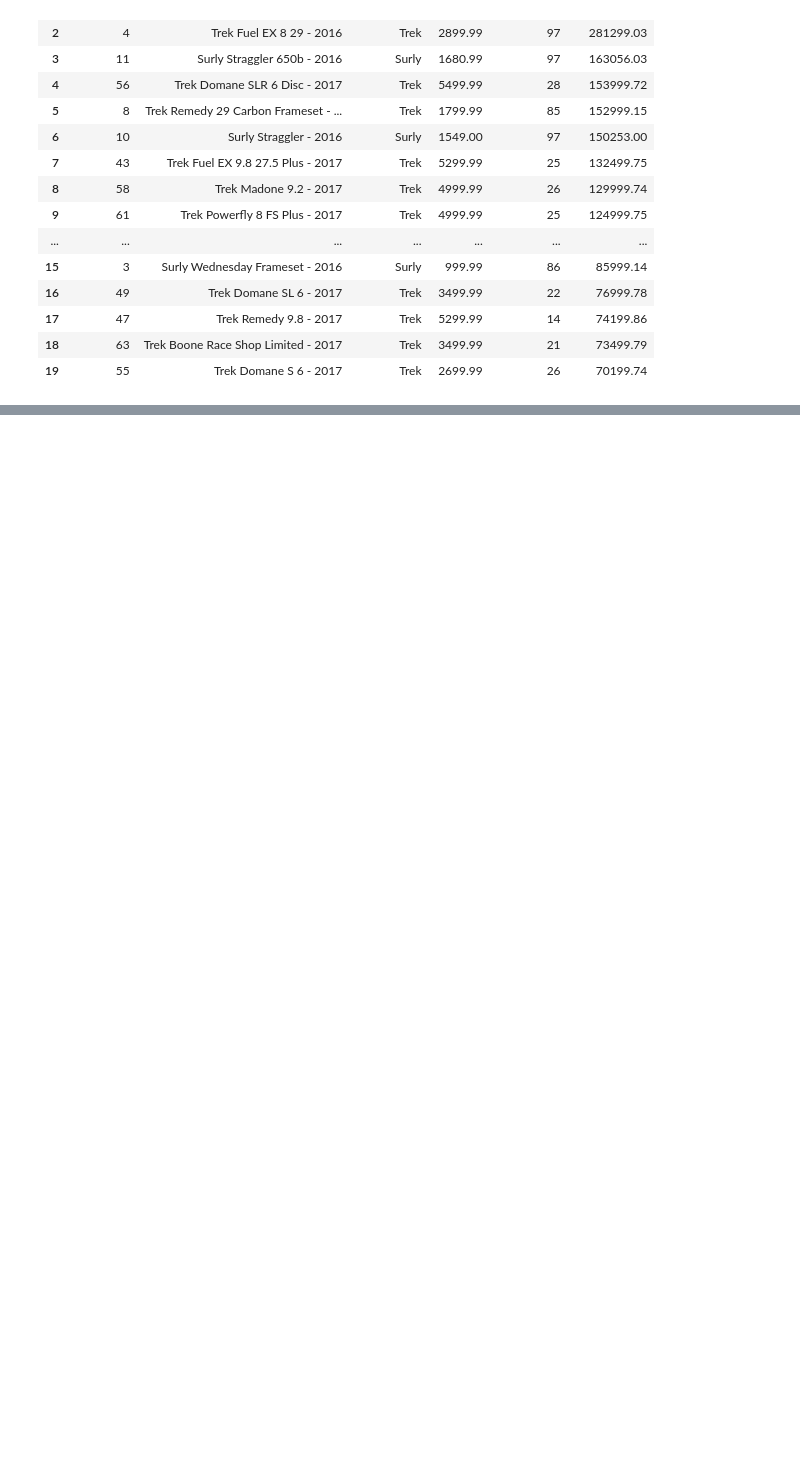
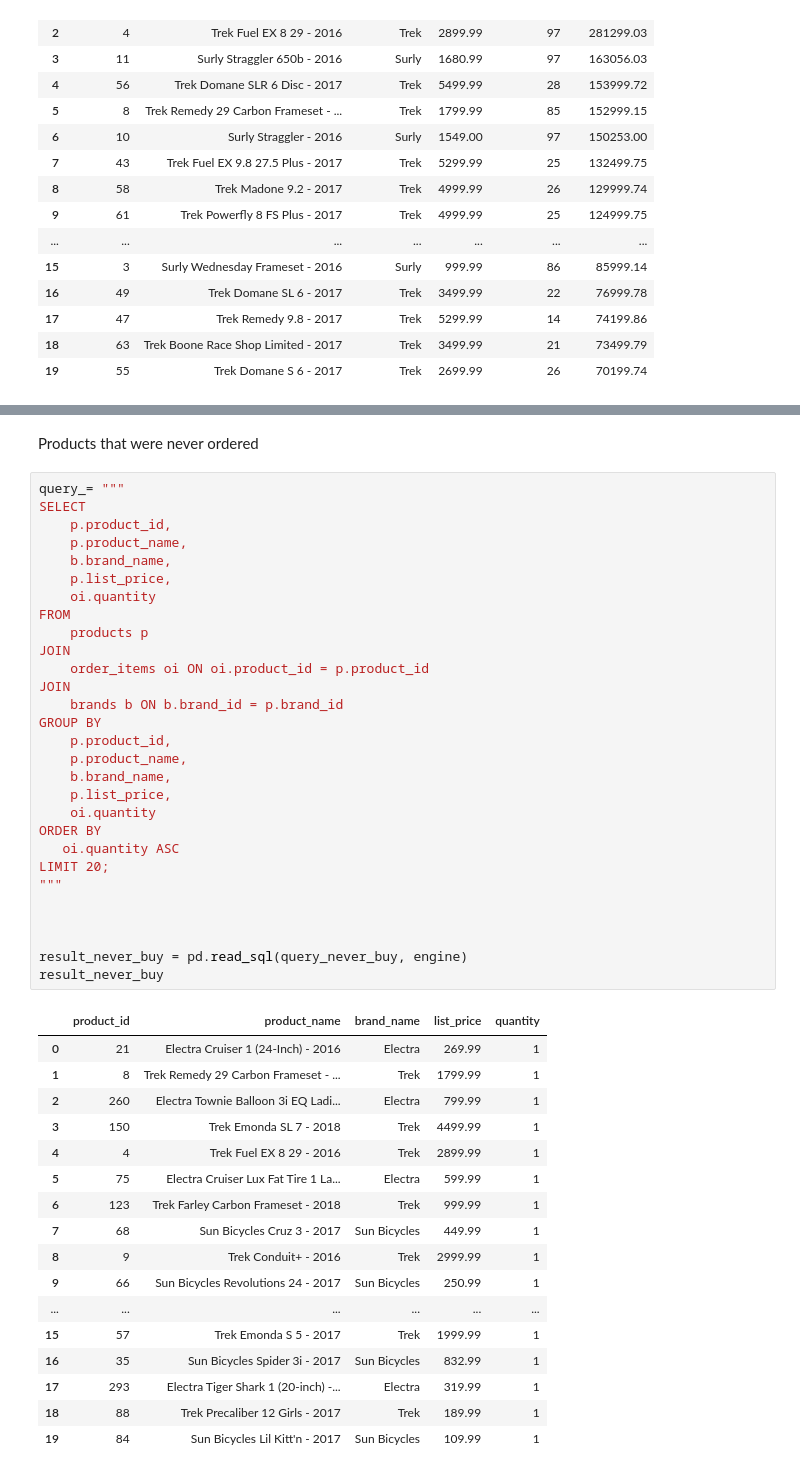
Before and after one commit to AnnaFurgalaWojas/Bike_data_SQL, a Jupyter notebook: Bike_data_SQL.ipynb, the cells around one changed output, grey strips where cells are left out. Cells and saved outputs as stored; diff of their text form; blank space fills up the shorter version.

```diff
--- a/Bike_data_SQL.ipynb
+++ b/Bike_data_SQL.ipynb
@@ -204,0 +347,49 @@ result_state
+# %% [markdown]
+Products that were never ordered
+# %%
+query_= """
+SELECT
+    p.product_id,
+    p.product_name,
+    b.brand_name,
+    p.list_price,
+    oi.quantity
+FROM
+    products p
+JOIN
+    order_items oi ON oi.product_id = p.product_id
+JOIN
+    brands b ON b.brand_id = p.brand_id
+GROUP BY
+    p.product_id,
+    p.product_name,
+    b.brand_name,
+    p.list_price,
+    oi.quantity
+ORDER BY
+   oi.quantity ASC
+LIMIT 20;
+"""
+
+
+
+result_never_buy = pd.read_sql(query_never_buy, engine)
+result_never_buy
+# %% [output]
+|  | product_id | product_name | brand_name | list_price | quantity |
+| 0 | 21 | Electra Cruiser 1 (24-Inch) - 2016 | Electra | 269.99 | 1 |
+| 1 | 8 | Trek Remedy 29 Carbon Frameset - ... | Trek | 1799.99 | 1 |
+| 2 | 260 | Electra Townie Balloon 3i EQ Ladi... | Electra | 799.99 | 1 |
+| 3 | 150 | Trek Emonda SL 7 - 2018 | Trek | 4499.99 | 1 |
+| 4 | 4 | Trek Fuel EX 8 29 - 2016 | Trek | 2899.99 | 1 |
+| 5 | 75 | Electra Cruiser Lux Fat Tire 1 La... | Electra | 599.99 | 1 |
+| 6 | 123 | Trek Farley Carbon Frameset - 2018 | Trek | 999.99 | 1 |
+| 7 | 68 | Sun Bicycles Cruz 3 - 2017 | Sun Bicycles | 449.99 | 1 |
+| 8 | 9 | Trek Conduit+ - 2016 | Trek | 2999.99 | 1 |
+| 9 | 66 | Sun Bicycles Revolutions 24 - 2017 | Sun Bicycles | 250.99 | 1 |
+| ... | ... | ... | ... | ... | ... |
+| 15 | 57 | Trek Emonda S 5 - 2017 | Trek | 1999.99 | 1 |
+| 16 | 35 | Sun Bicycles Spider 3i - 2017 | Sun Bicycles | 832.99 | 1 |
+| 17 | 293 | Electra Tiger Shark 1 (20-inch) -... | Electra | 319.99 | 1 |
+| 18 | 88 | Trek Precaliber 12 Girls - 2017 | Trek | 189.99 | 1 |
+| 19 | 84 | Sun Bicycles Lil Kitt'n - 2017 | Sun Bicycles | 109.99 | 1 |
```
Also changed, not shown: parts of 14 cells of this notebook.
